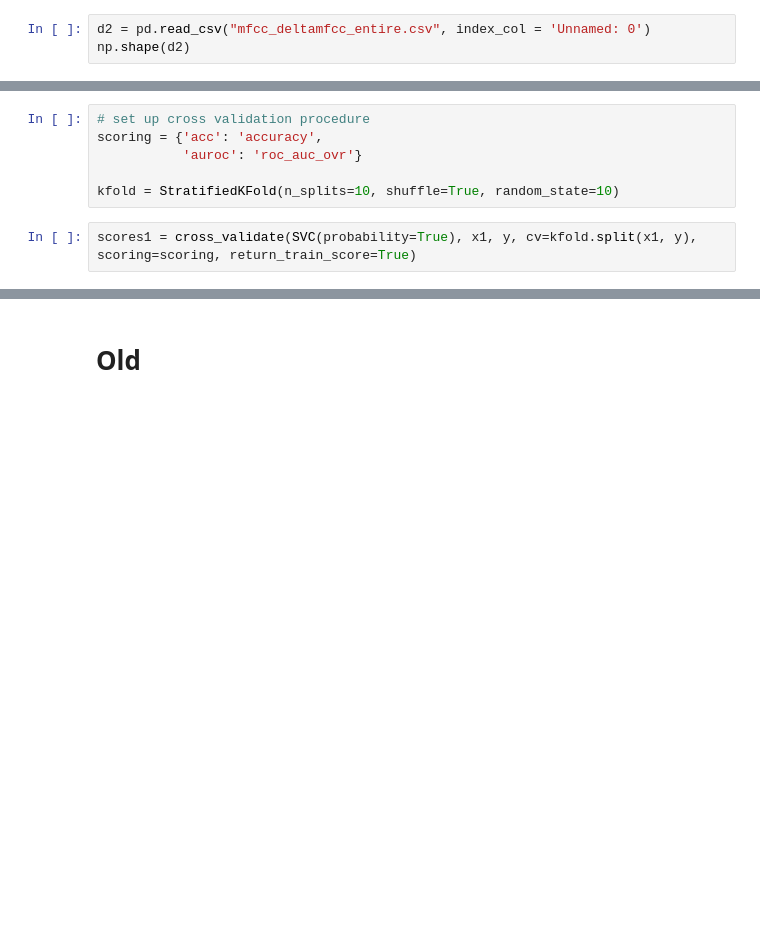
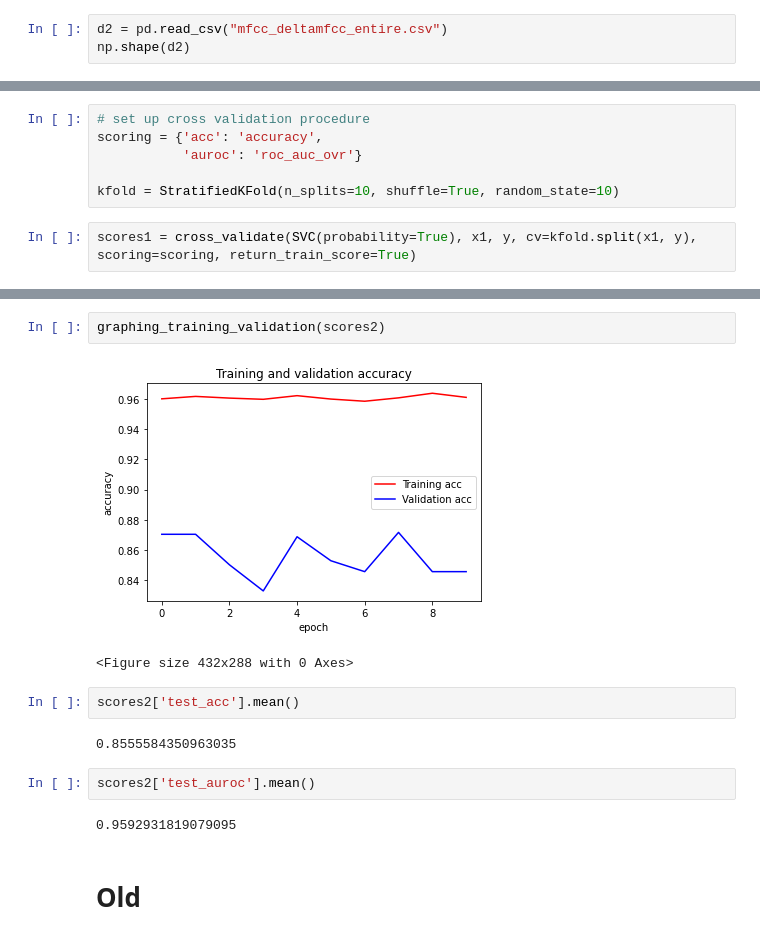
Before and after one commit to nicolasfacchinetti97/vocapra-apr-project, a Jupyter notebook: SVM.ipynb, the cells around one changed output, grey strips where cells are left out. Saved outputs shown, nothing was run; the diff lists cells and outputs as text; blank space fills up the shorter version.

```diff
--- a/SVM.ipynb
+++ b/SVM.ipynb
@@ -35,4 +53,4 @@ np.shape(d1)
 # %%
-d2 = pd.read_csv("mfcc_deltamfcc_entire.csv", index_col = 'Unnamed: 0')
+d2 = pd.read_csv("mfcc_deltamfcc_entire.csv")
 np.shape(d2)
 # %% [output]
@@ -105,3 +131,16 @@ scores2
+# %%
+graphing_training_validation(scores2)
+# %% [output]
+[figure, added]
+<Figure size 432x288 with 0 Axes>
+# %%
+scores2['test_acc'].mean()
+# %% [output]
+0.8555584350963035
+# %%
+scores2['test_auroc'].mean()
+# %% [output]
+0.9592931819079095
 # %% [markdown]
 # Old
 # %%
```
Also changed, not shown: parts of 11 cells of this notebook, 3 other files.
